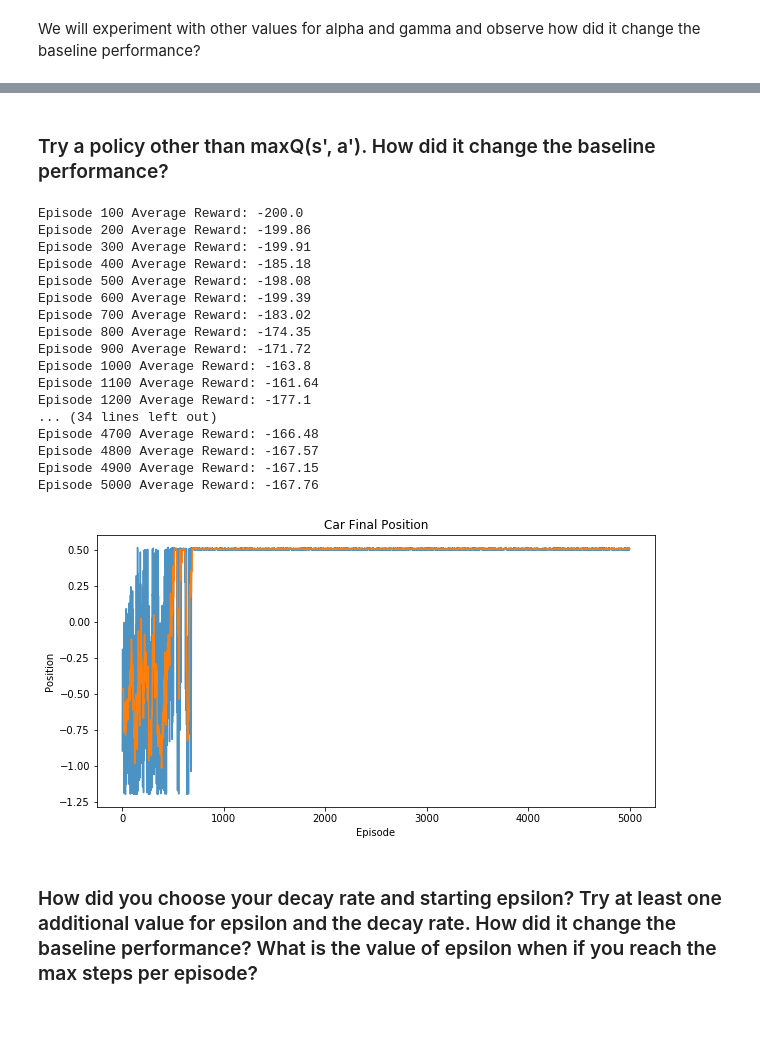
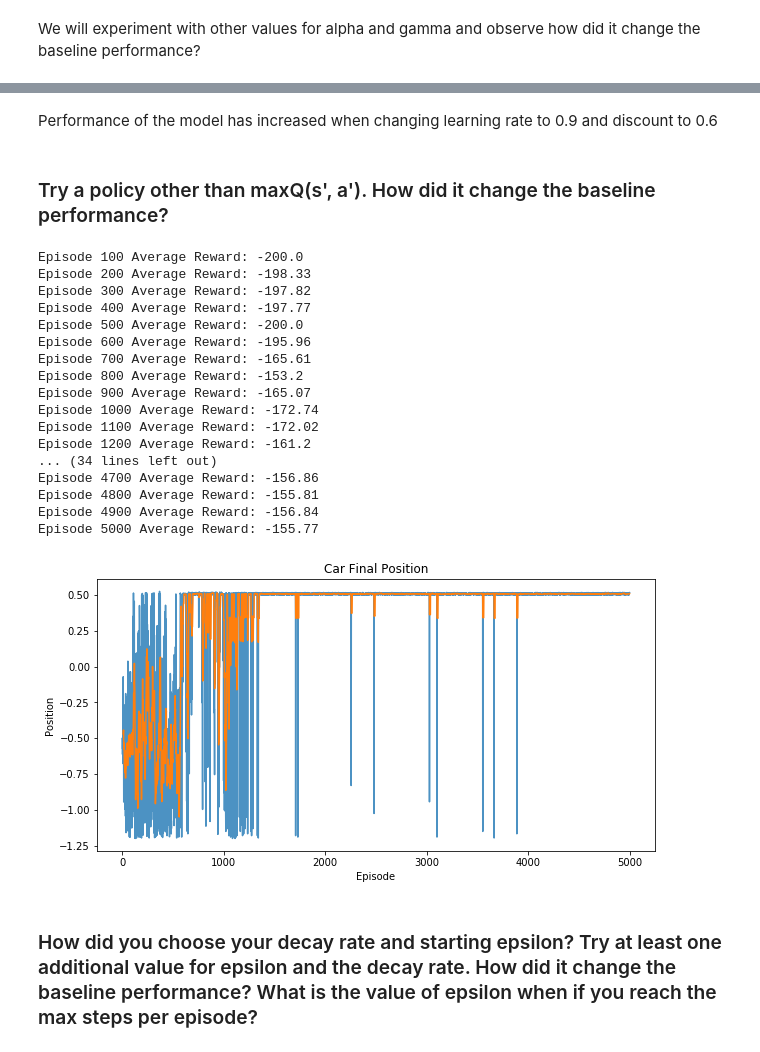
Before and after one commit to ikyath/ReinforcementLearning-MountainCar, a Jupyter notebook: RL_MountainCar/Mountain_Car_RL.ipynb, the cells around one changed output, grey strips where cells are left out. Cells and saved outputs as stored; diff of their text form; code cells hidden in the pictures; blank space fills up the shorter version.

```diff
--- a/RL_MountainCar/Mountain_Car_RL.ipynb
+++ b/RL_MountainCar/Mountain_Car_RL.ipynb
@@ -487,7 +485,9 @@ Performance of the model has increased when changing learning rate to 0.9 and di
+# %% [markdown]
+Performance of the model has increased when changing learning rate to 0.9 and discount to 0.6
 # %% [markdown]
 ### Try a policy other than maxQ(s', a'). How did it change the baseline performance?
 # %%
-def QLearning_old_policy(env, learning, discount, epsilon, min_eps,episodes):
+def QLearning_new_policy(env, learning, discount, epsilon, min_eps, decay_rate,episodes):
     # Converting observation space to integers multiplying with 10 and 100 for position and velocity respectively
     num_states = (env.observation_space.high - env.observation_space.low)*\
                     np.array([10, 100])
@@ -537,6 +537,7 @@ def QLearning_old_policy(env, learning, discount, epsilon, min_eps,episodes):
             #Allow for terminal states
             if done and state2[0] >= 0.5:
                 Q[state_adj[0], state_adj[1], action] = reward
+
             else: # Adjust Q value for current state
                 delta = learning*(reward +
                                  discount*(np.max(Q[state2_adj[0],
@@ -549,11 +550,11 @@ def QLearning_old_policy(env, learning, discount, epsilon, min_eps,episodes):
             state_adj = state2_adj
 
             # Decay epsilon
-            if epsilon > min_eps:
-                epsilon -= reduction
+#             if epsilon > min_eps:
+#                 epsilon -= reduction
 
-
-
+            #As Exploration should be more in the beginning once reaches target exploration should be minimum
+            epsilon = min_eps + (epsilon - min_eps)*np.exp(-decay_rate*((episodes/2)-i))
 
         reward_list.append(tot_reward)
 
@@ -572,37 +573,37 @@ def QLearning_old_policy(env, learning, discount, epsilon, min_eps,episodes):
 
     return car_position
 # %%
-rewards_old_policy = QLearning_old_policy(env, 0.7, 0.8, 1.0, 0,5000)
+rewards_new_policy = QLearning_new_policy(env, 0.5, 0.9, 0.8, 0, 0.01,5000)
 # %% [output]
 Episode 100 Average Reward: -200.0
-Episode 200 Average Reward: -199.86
-Episode 300 Average Reward: -199.91
-Episode 400 Average Reward: -185.18
-Episode 500 Average Reward: -198.08
-Episode 600 Average Reward: -199.39
-Episode 700 Average Reward: -183.02
-Episode 800 Average Reward: -174.35
-Episode 900 Average Reward: -171.72
-Episode 1000 Average Reward: -163.8
-Episode 1100 Average Reward: -161.64
-Episode 1200 Average Reward: -177.1
+Episode 200 Average Reward: -198.33
+Episode 300 Average Reward: -197.82
+Episode 400 Average Reward: -197.77
+Episode 500 Average Reward: -200.0
+Episode 600 Average Reward: -195.96
+Episode 700 Average Reward: -165.61
+Episode 800 Average Reward: -153.2
+Episode 900 Average Reward: -165.07
+Episode 1000 Average Reward: -172.74
+Episode 1100 Average Reward: -172.02
+Episode 1200 Average Reward: -161.2
 ... (34 lines left out)
-Episode 4700 Average Reward: -166.48
-Episode 4800 Average Reward: -167.57
-Episode 4900 Average Reward: -167.15
-Episode 5000 Average Reward: -167.76
+Episode 4700 Average Reward: -156.86
+Episode 4800 Average Reward: -155.81
+Episode 4900 Average Reward: -156.84
+Episode 5000 Average Reward: -155.77
 # %%
 plt.figure(2, figsize=[10,5])
-p = pd.Series(rewards_NR)
+p = pd.Series(rewards_new_policy)
 ma = p.rolling(10).mean()
 plt.plot(p, alpha=0.8)
 plt.plot(ma)
 plt.xlabel('Episode')
 plt.ylabel('Position')
 plt.title('Car Final Position')
 plt.show()
 # %% [output]
-[figure, old version]
+[figure, new version]
 # %% [markdown]
 ### How did you choose your decay rate and starting epsilon? Try at least one additional value for epsilon and the decay rate. How did it change the baseline performance? What is the value of epsilon when if you reach the max steps per episode?
 # %%
```
Also changed, not shown: parts of 13 cells of this notebook.
